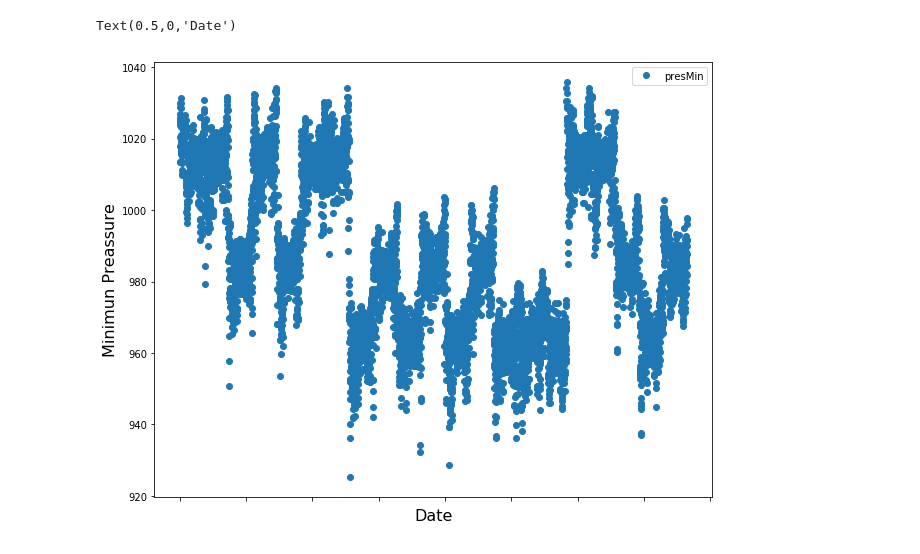
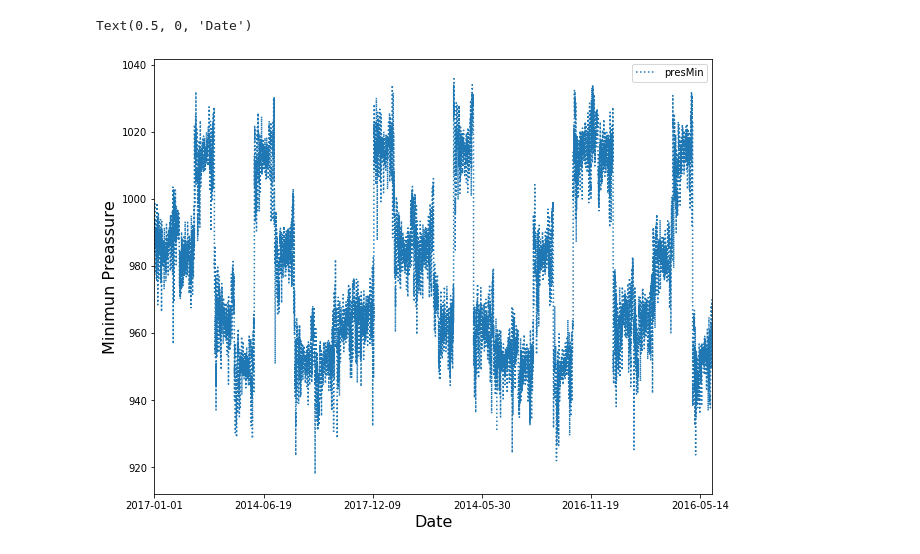
Before and after one commit to TsspGit/Rn_Time_Series, a Jupyter notebook: AEMET/Codes_Daily/First Data Handling.ipynb, the cells around one changed output. Saved outputs shown, nothing was run; the diff lists cells and outputs as text; code cells hidden in the pictures.

```diff
--- a/AEMET/Codes_Daily/First Data Handling.ipynb
+++ b/AEMET/Codes_Daily/First Data Handling.ipynb
@@ -79,7 +79,7 @@ Text(0.5,0,'Date')
 # %%
-DF.plot(x='fecha', y='presMin', style='o', figsize=(10, 8))
+DF.plot(x='fecha', y='presMin', style=':', figsize=(10, 8))
 plt.ylabel('Minimun Preassure', fontsize=16)
 plt.xlabel('Date', fontsize=16)
 # %% [output]
-Text(0.5,0,'Date')
+Text(0.5, 0, 'Date')
-[figure, old version]
+[figure, new version]
```
Also changed, not shown: parts of 7 cells of this notebook, 2 other files.
